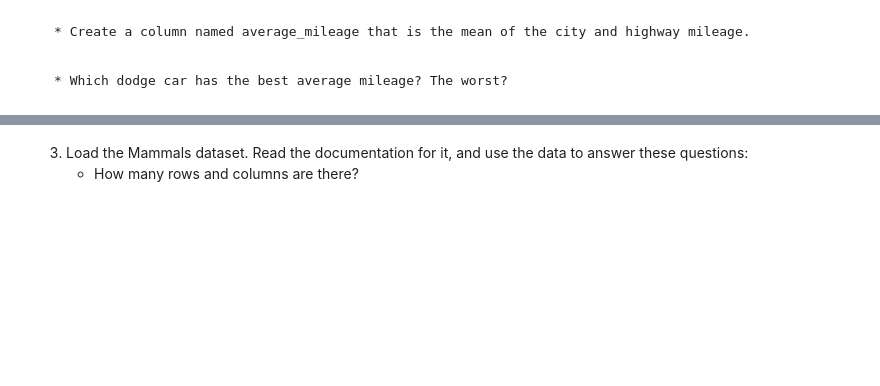
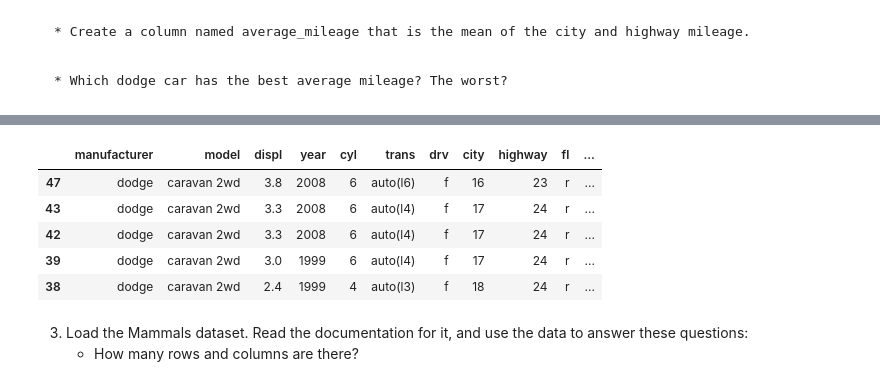
Before and after one commit to Msalazar2/numpy-pandas-visualization-exercises, a Jupyter notebook: pandas_dataframes.ipynb, the cells around one changed output, grey strips where cells are left out. Cells and saved outputs as stored; diff of their text form; code cells hidden in the pictures; blank space fills up the shorter version.

```diff
--- a/pandas_dataframes.ipynb
+++ b/pandas_dataframes.ipynb
@@ -580,3 +610,12 @@ Name: class, Length: 234, dtype: object
+# %%
+mpg[mpg.manufacturer == ('dodge')].sort_values(by = 'average_mileage').tail()
+# %% [output]
+|  | manufacturer | model | displ | year | cyl | trans | drv | city | highway | fl | ... |
+| 47 | dodge | caravan 2wd | 3.8 | 2008 | 6 | auto(l6) | f | 16 | 23 | r | ... |
+| 43 | dodge | caravan 2wd | 3.3 | 2008 | 6 | auto(l4) | f | 17 | 24 | r | ... |
+| 42 | dodge | caravan 2wd | 3.3 | 2008 | 6 | auto(l4) | f | 17 | 24 | r | ... |
+| 39 | dodge | caravan 2wd | 3.0 | 1999 | 6 | auto(l4) | f | 17 | 24 | r | ... |
+| 38 | dodge | caravan 2wd | 2.4 | 1999 | 4 | auto(l3) | f | 18 | 24 | r | ... |
 # %% [markdown]
 3. Load the Mammals dataset. Read the documentation for it, and use the data to answer these questions:
     * How many rows and columns are there?
```
Also changed, not shown: parts of 23 cells of this notebook.
